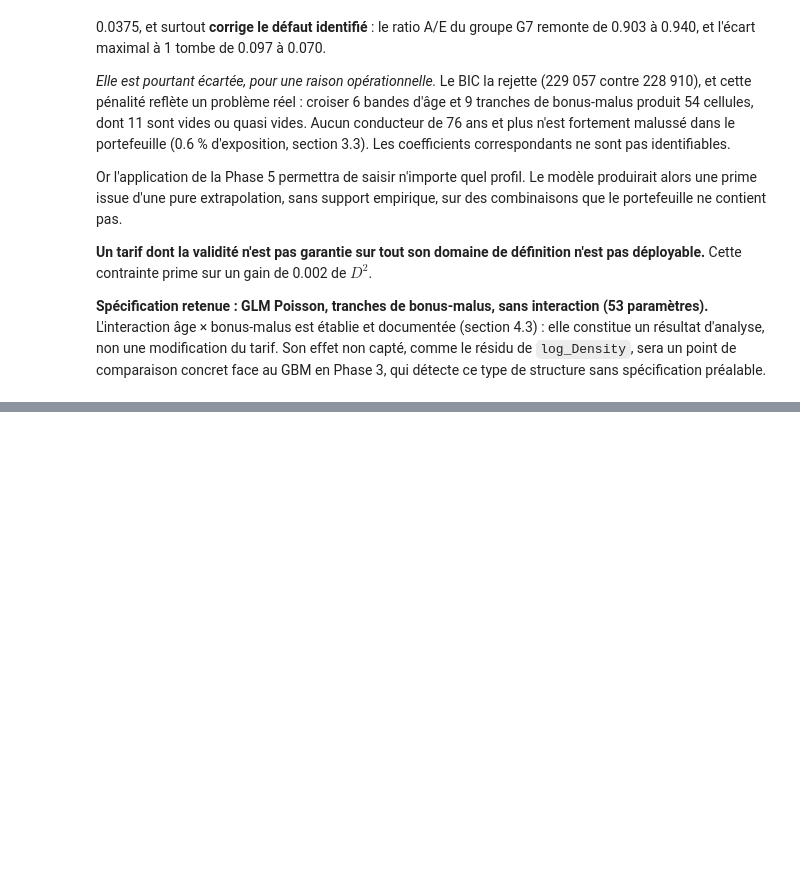
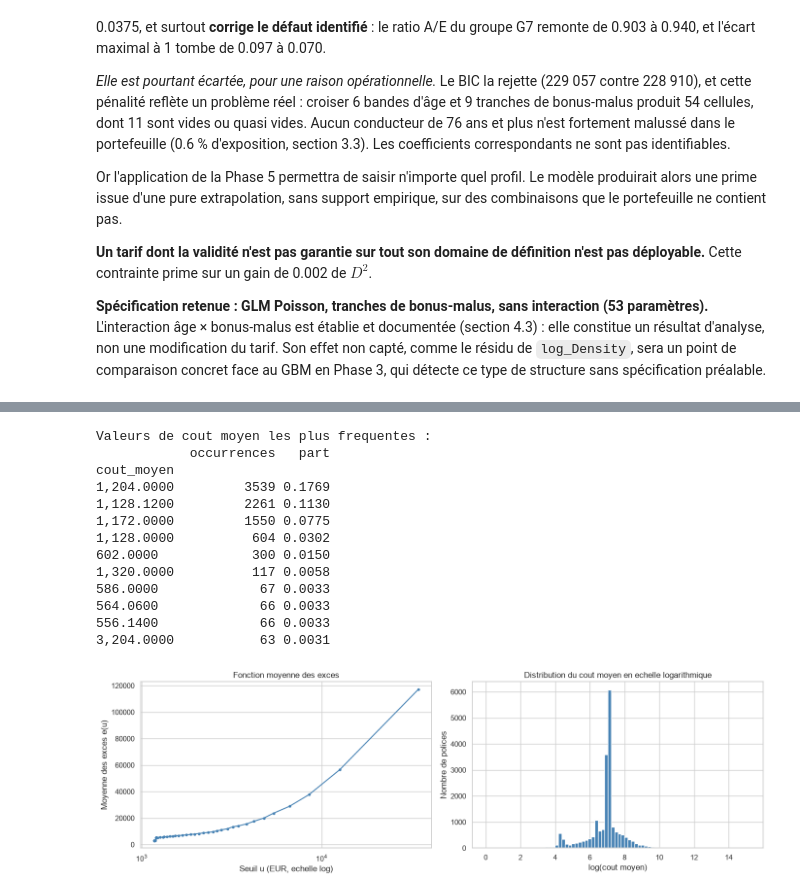
Before and after one commit to STORM227-cyber/moteur-tarification-iard, a Jupyter notebook: notebooks/02_glm.ipynb, the cells around one changed output, grey strips where cells are left out. Cells and saved outputs as stored; diff of their text form; code cells hidden in the pictures; blank space fills up the shorter version.

Commit message:
feat(glm): GLM sévérité Gamma, écrêtement des graves et relativités

```diff
--- a/notebooks/02_glm.ipynb
+++ b/notebooks/02_glm.ipynb
@@ -2675,0 +3103,75 @@ spécification préalable.
+# %%
+# --- 1. MASSE PONCTUELLE ? ---
+# Un ecart interquartile minuscule (714 a 1220) sur une distribution allant
+# jusqu'a 4 M EUR suggere des montants forfaitaires.
+print("Valeurs de cout moyen les plus frequentes :")
+top_val = sev_train["cout_moyen"].value_counts().head(10)
+print(pd.DataFrame({
+    "occurrences": top_val,
+    "part": top_val / len(sev_train),
+}).round(4))
+
+# --- 2. FONCTION MOYENNE DES EXCES ---
+# e(u) = E[Y - u | Y > u] : esperance du depassement au-dela d'un seuil u.
+# Theorie des valeurs extremes : si la queue suit une loi de Pareto generalisee
+# d'indice xi < 1, alors e(u) est LINEAIRE CROISSANTE au-dela du seuil.
+# Le point ou la courbe devient lineaire indique ou commence le regime extreme.
+y = sev_train["cout_moyen"].to_numpy()
+seuils = np.quantile(y, np.linspace(0.50, 0.995, 60))
+
+exces = []
+for u in seuils:
+    depass = y[y > u] - u
+    if len(depass) >= 20:          # en deca, la moyenne des exces est trop bruitee
+        exces.append({"seuil": u, "n": len(depass), "e_u": depass.mean()})
+exces = pd.DataFrame(exces)
+
+fig, axes = plt.subplots(1, 2, figsize=(14, 4.5))
+axes[0].plot(exces["seuil"], exces["e_u"], "o-", ms=3, color="steelblue")
+axes[0].set_xscale("log")
+axes[0].set_xlabel("Seuil u (EUR, echelle log)")
+axes[0].set_ylabel("Moyenne des exces e(u)")
+axes[0].set_title("Fonction moyenne des exces")
+
+# Distribution en echelle log : une log-normale apparaitrait comme une cloche
+axes[1].hist(np.log(y), bins=80, color="steelblue")
+axes[1].set_xlabel("log(cout moyen)")
+axes[1].set_ylabel("Nombre de polices")
+axes[1].set_title("Distribution du cout moyen en echelle logarithmique")
+
+plt.tight_layout()
+plt.savefig(FIGURES_DIR / "02_severite_distribution.png", dpi=150)
+plt.show()
+
+# --- 3. IMPACT D'UN ECRETEMENT SUR LE COEFFICIENT DE VARIATION ---
+# Sous Gamma, le CV doit etre constant et modere. On mesure a quel seuil
+# la distribution redevient compatible avec cette hypothese.
+print("\nEffet de l'ecretement sur la distribution du cout moyen :")
+lignes = []
+for q in [1.0, 0.999, 0.995, 0.99, 0.98, 0.95]:
+    seuil = y.max() if q == 1.0 else np.quantile(y, q)
+    yc = np.minimum(y, seuil)
+    lignes.append({
+        "quantile": q,
+        "seuil": seuil,
+        "moyenne": yc.mean(),
+        "CV": yc.std() / yc.mean(),
+        "skewness": pd.Series(yc).skew(),
+        "part_charge_conservee": yc.sum() / y.sum(),
+    })
+print(pd.DataFrame(lignes).round(3).to_string(index=False))
+# %% [output]
+Valeurs de cout moyen les plus frequentes :
+            occurrences   part
+cout_moyen
+1,204.0000         3539 0.1769
+1,128.1200         2261 0.1130
+1,172.0000         1550 0.0775
+1,128.0000          604 0.0302
+602.0000            300 0.0150
+1,320.0000          117 0.0058
+586.0000             67 0.0033
+564.0600             66 0.0033
+556.1400             66 0.0033
+3,204.0000           63 0.0031
+[figure, added]
```
Also changed, not shown: parts of 25 cells of this notebook, 5 other files.
